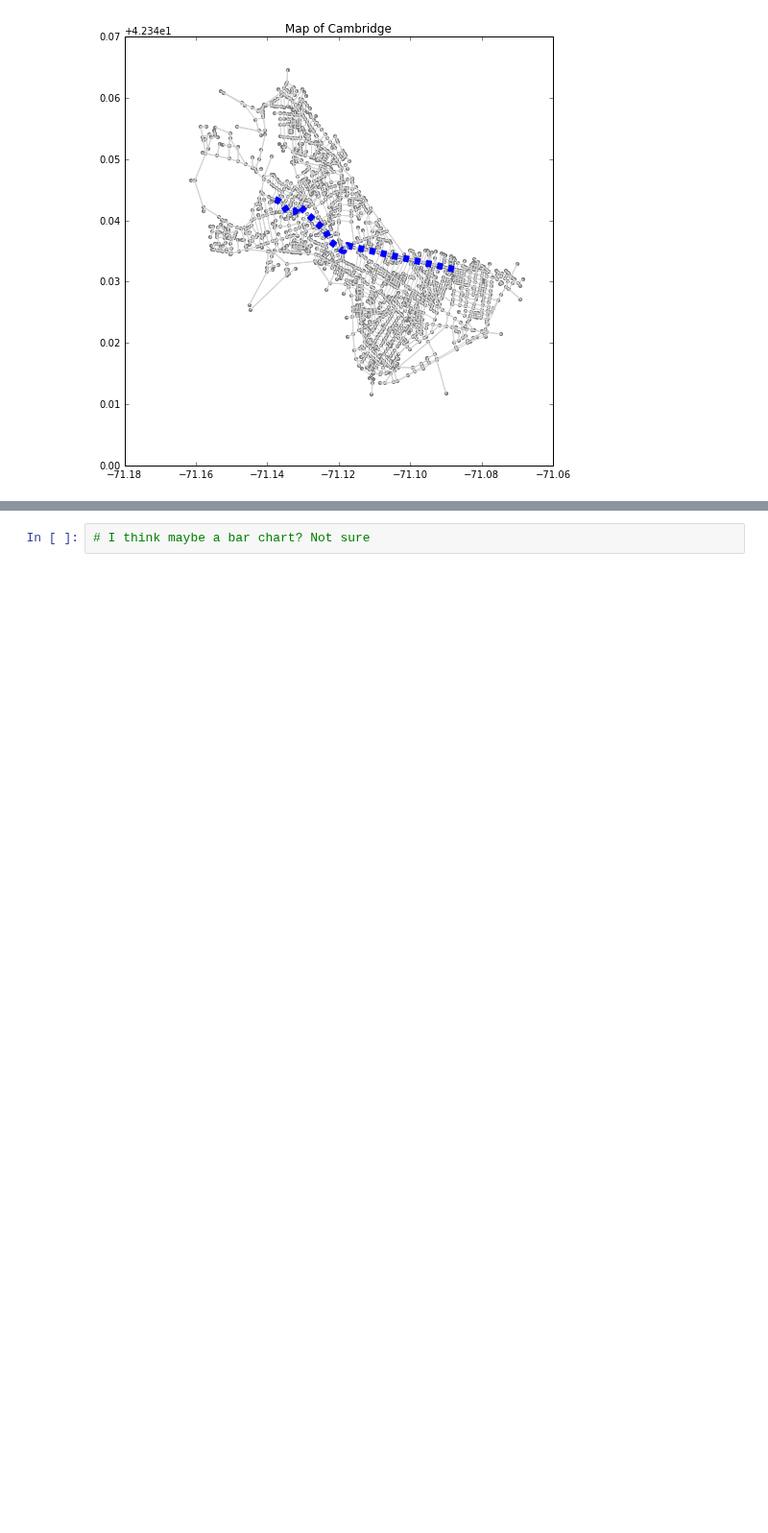
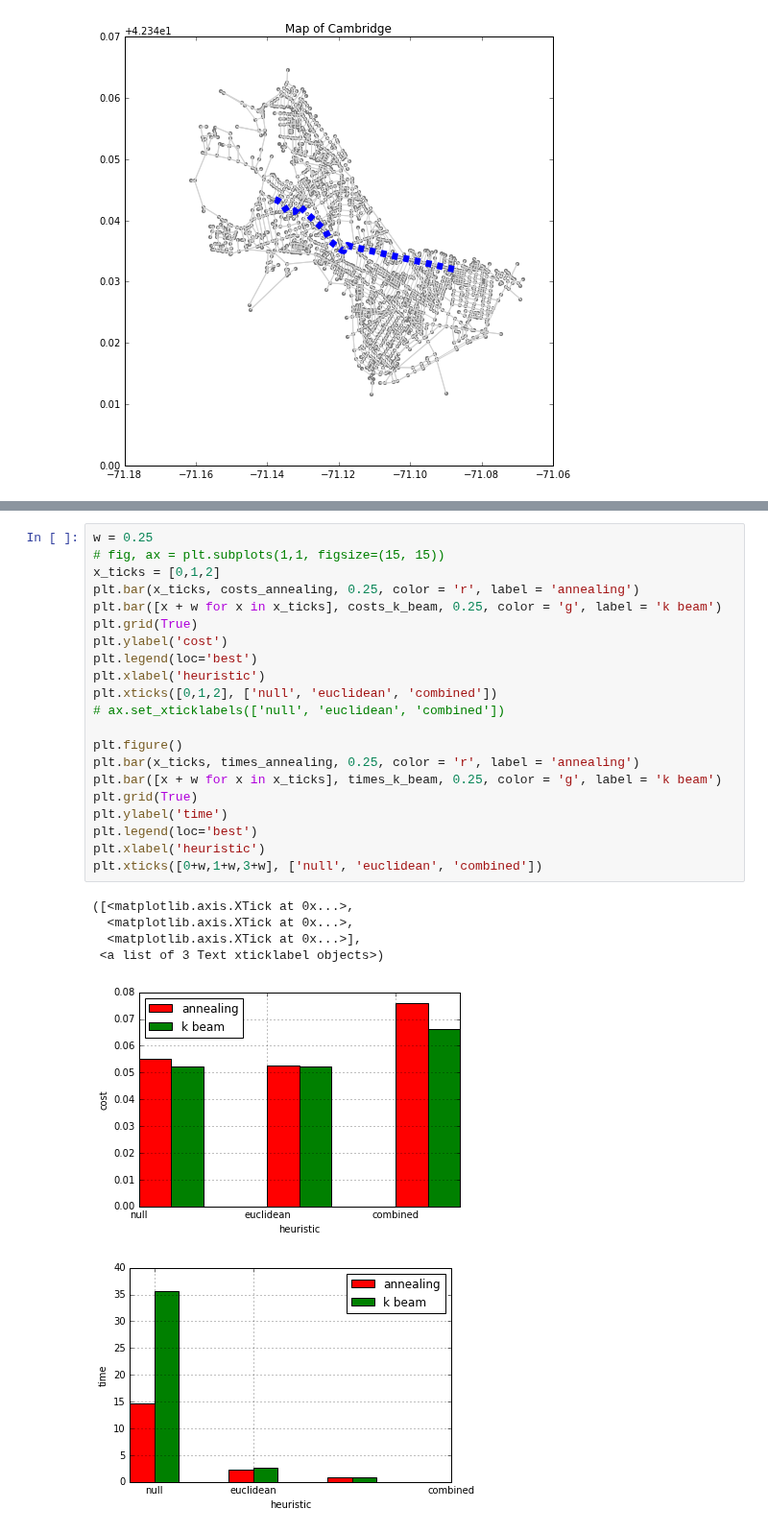
Before and after one commit to NickHoernle/Artificial-Intelligence-CS182-Project, a Jupyter notebook: final_project.ipynb, the cells around one changed output, grey strips where cells are left out. Shown at 96% size. Drawn from its saved outputs; the diff is of its cells as text; blank space fills up the shorter version.

```diff
--- a/final_project.ipynb
+++ b/final_project.ipynb
@@ -359,5 +394,31 @@ AttributeError: 'tuple' object has no attribute 'id'
-# %%
-# I think maybe a bar chart? Not sure
+# %%
+w = 0.25
+# fig, ax = plt.subplots(1,1, figsize=(15, 15))
+x_ticks = [0,1,2]
+plt.bar(x_ticks, costs_annealing, 0.25, color = 'r', label = 'annealing')
+plt.bar([x + w for x in x_ticks], costs_k_beam, 0.25, color = 'g', label = 'k beam')
+plt.grid(True)
+plt.ylabel('cost')
+plt.legend(loc='best')
+plt.xlabel('heuristic')
+plt.xticks([0,1,2], ['null', 'euclidean', 'combined'])
+# ax.set_xticklabels(['null', 'euclidean', 'combined'])
+
+plt.figure()
+plt.bar(x_ticks, times_annealing, 0.25, color = 'r', label = 'annealing')
+plt.bar([x + w for x in x_ticks], times_k_beam, 0.25, color = 'g', label = 'k beam')
+plt.grid(True)
+plt.ylabel('time')
+plt.legend(loc='best')
+plt.xlabel('heuristic')
+plt.xticks([0+w,1+w,3+w], ['null', 'euclidean', 'combined'])
+# %% [output]
+([<matplotlib.axis.XTick at 0x...>,
+  <matplotlib.axis.XTick at 0x...>,
+  <matplotlib.axis.XTick at 0x...>],
+ <a list of 3 Text xticklabel objects>)
+[figure, added]
+[figure, added]
 # %%
 test_map = cambridge_map
 
```
Also changed, not shown: parts of 6 cells of this notebook, 7 other files.
